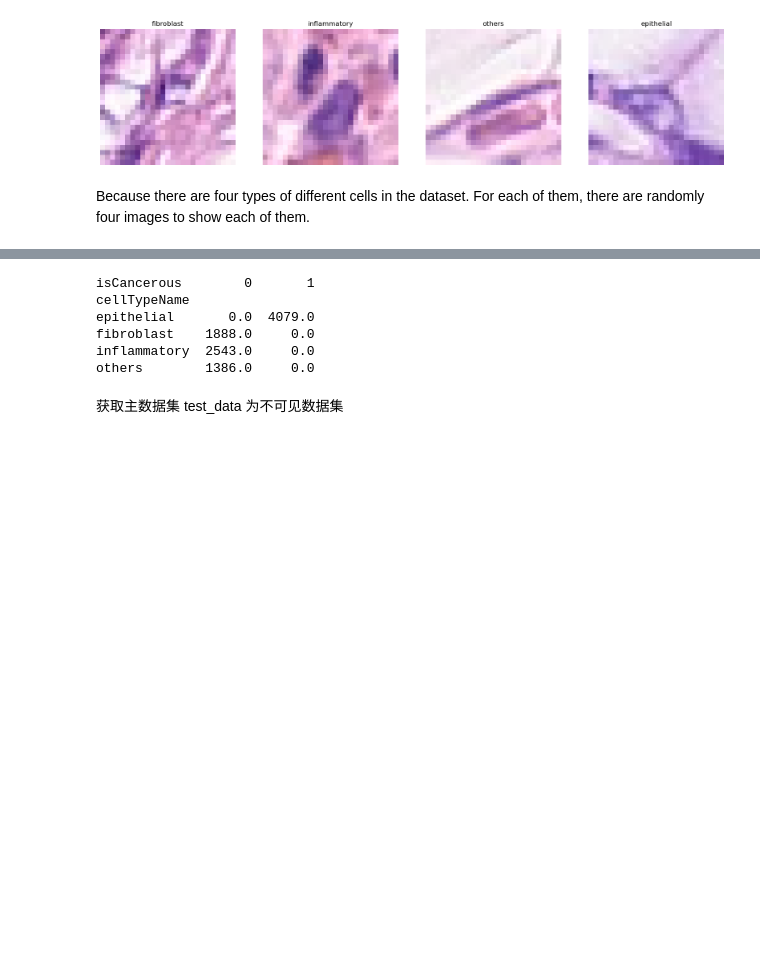
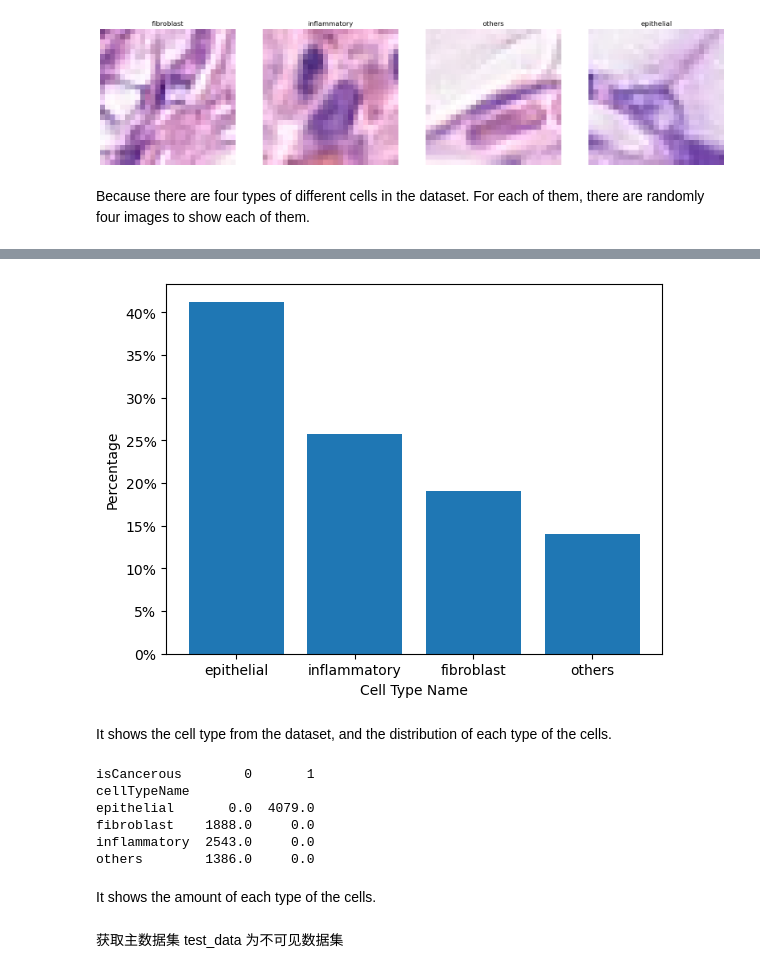
Before and after one commit to SHVleV9CYWkK/CRCHistoPhenotypes-Image-Classification, a Jupyter notebook: main.ipynb, the cells around one changed output, grey strips where cells are left out. Cells and saved outputs as stored; diff of their text form; code cells hidden in the pictures; blank space fills up the shorter version.

```diff
--- a/main.ipynb
+++ b/main.ipynb
@@ -172,3 +196,20 @@ plt.hist(data['cellTypeName'], density=True)
+# %%
+value_counts = data['cellTypeName'].value_counts(normalize=True)
+
+# set up the graph
+plt.bar(value_counts.index, value_counts.values)
+
+# Set the y-axis to percentage
+plt.gca().yaxis.set_major_formatter(plt.FuncFormatter(lambda x, _: '{:.0%}'.format(x)))
+
+plt.xlabel('Cell Type Name')
+plt.ylabel('Percentage')
+
+plt.show()
+# %% [output]
+[figure, added]
+# %% [markdown]
+It shows the cell type from the dataset, and the distribution of each type of the cells.
 # %%
 cancer_counts = data.groupby('cellTypeName')['isCancerous'].value_counts().unstack()
 cancer_counts.fillna(0, inplace=True)
@@ -231,3 +224,5 @@ for i, j in similar_pairs:
+# %% [markdown]
+It shows the amount of each type of the cells.
 # %% [markdown]
 获取主数据集
 test_data 为不可见数据集
```
Also changed, not shown: parts of 10 cells of this notebook.
